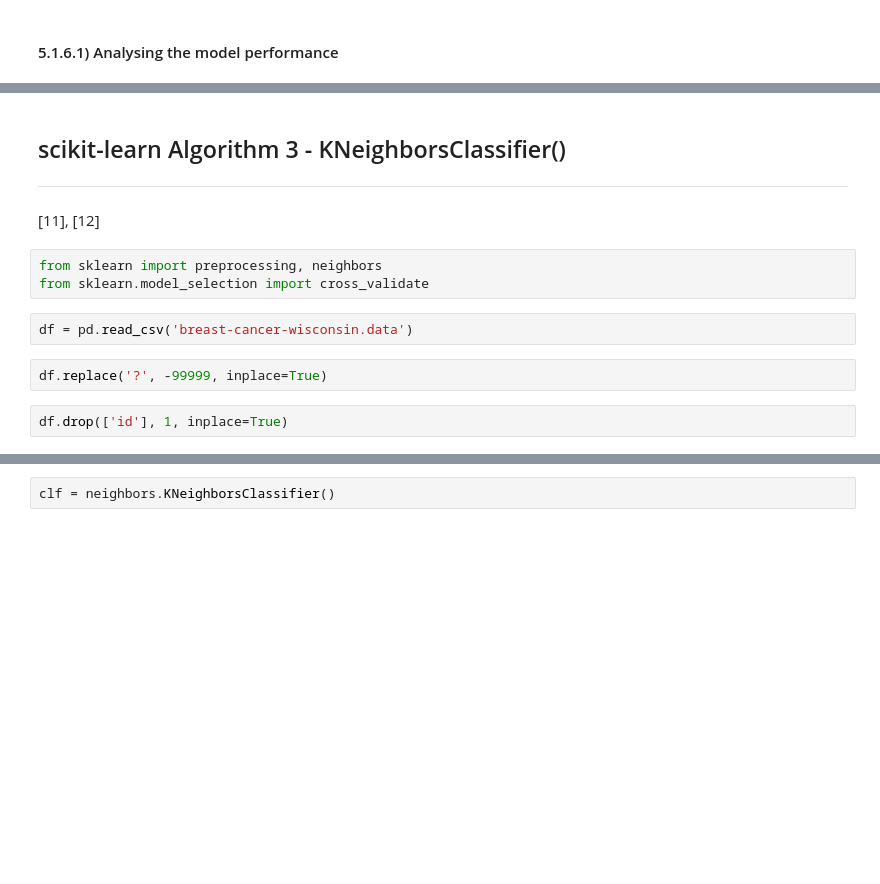
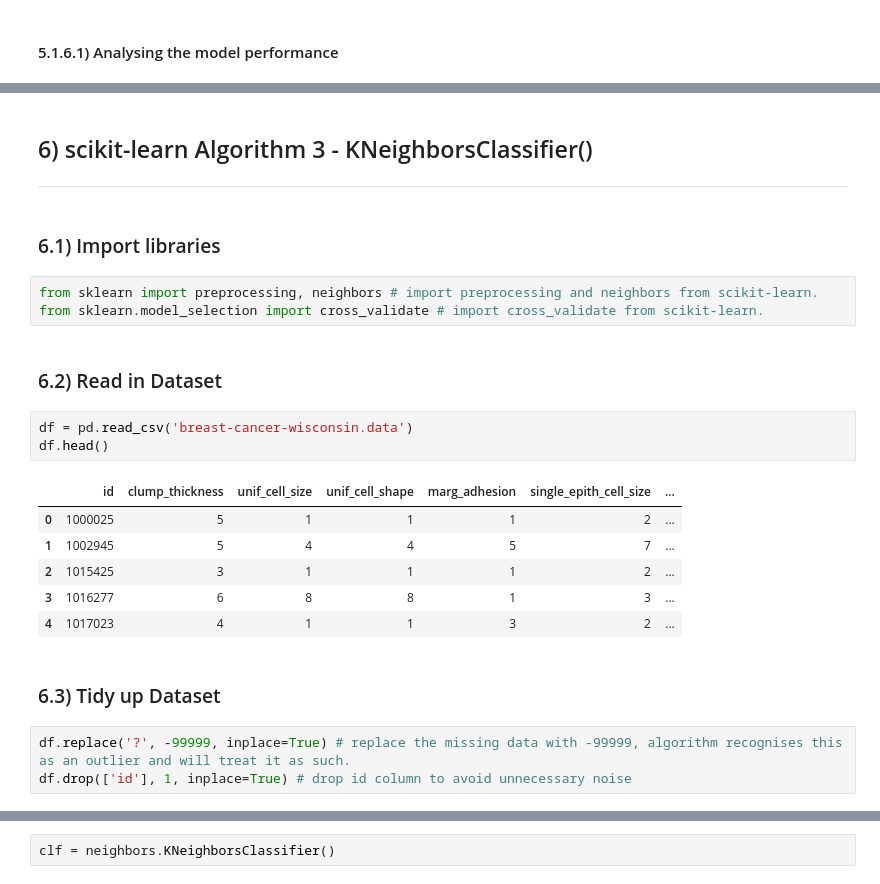
Before and after one commit to KeithQuinn/Machine-Learning-and-Statistics-Winter-21-22, a Jupyter notebook: Scikit-Learn.ipynb, the cells around one changed output, grey strips where cells are left out. Cells and saved outputs as stored; diff of their text form; blank space fills up the shorter version.

Commit message:
Finished the kNearestNeighbors algorithm demonstration section

```diff
--- a/Scikit-Learn.ipynb
+++ b/Scikit-Learn.ipynb
@@ -466,14 +467,26 @@ print(clf.score(X_test, Y_test)) # compares the predicted with the actual.
 # %% [markdown]
-## scikit-learn Algorithm 3 - KNeighborsClassifier()
+## 6) scikit-learn Algorithm 3 - KNeighborsClassifier()
 ***
-[11], [12]
+# %% [markdown]
+### 6.1) Import libraries
 # %%
-from sklearn import preprocessing, neighbors
-from sklearn.model_selection import cross_validate
+from sklearn import preprocessing, neighbors # import preprocessing and neighbors from scikit-learn.
+from sklearn.model_selection import cross_validate # import cross_validate from scikit-learn.
+# %% [markdown]
+### 6.2) Read in Dataset
 # %%
 df = pd.read_csv('breast-cancer-wisconsin.data')
+df.head()
+# %% [output]
+|  | id | clump_thickness | unif_cell_size | unif_cell_shape | marg_adhesion | single_epith_cell_size | ... |
+| 0 | 1000025 | 5 | 1 | 1 | 1 | 2 | ... |
+| 1 | 1002945 | 5 | 4 | 4 | 5 | 7 | ... |
+| 2 | 1015425 | 3 | 1 | 1 | 1 | 2 | ... |
+| 3 | 1016277 | 6 | 8 | 8 | 1 | 3 | ... |
+| 4 | 1017023 | 4 | 1 | 1 | 3 | 2 | ... |
-# %%
-df.replace('?', -99999, inplace=True)
-# %%
-df.drop(['id'], 1, inplace=True)
+# %% [markdown]
+### 6.3) Tidy up Dataset
+# %%
+df.replace('?', -99999, inplace=True) # replace the missing data with -99999, algorithm recognises this as an outlier and will treat it as such.
+df.drop(['id'], 1, inplace=True) # drop id column to avoid unnecessary noise
 # %%
```
Also changed, not shown: parts of 48 cells of this notebook, 1 other file.
